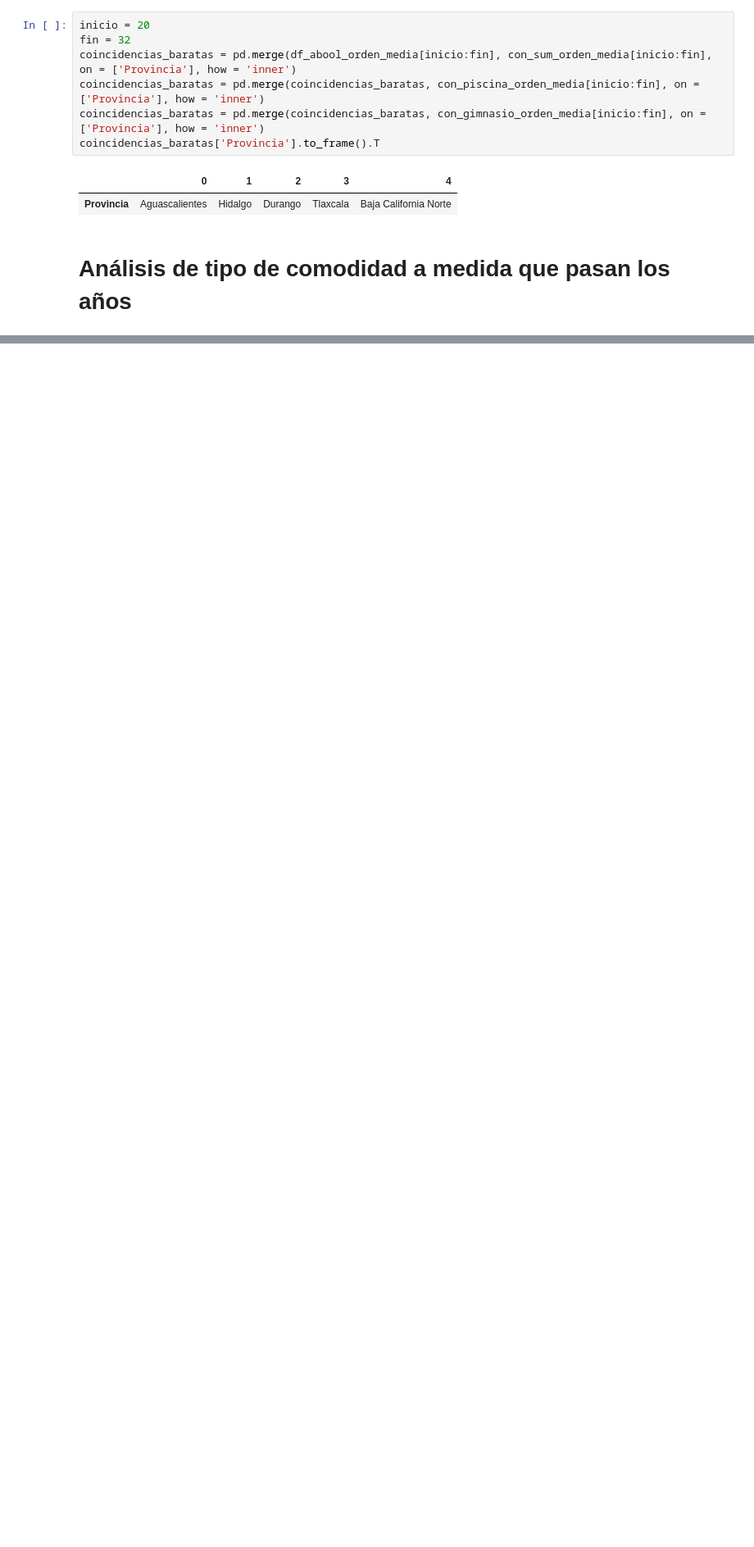
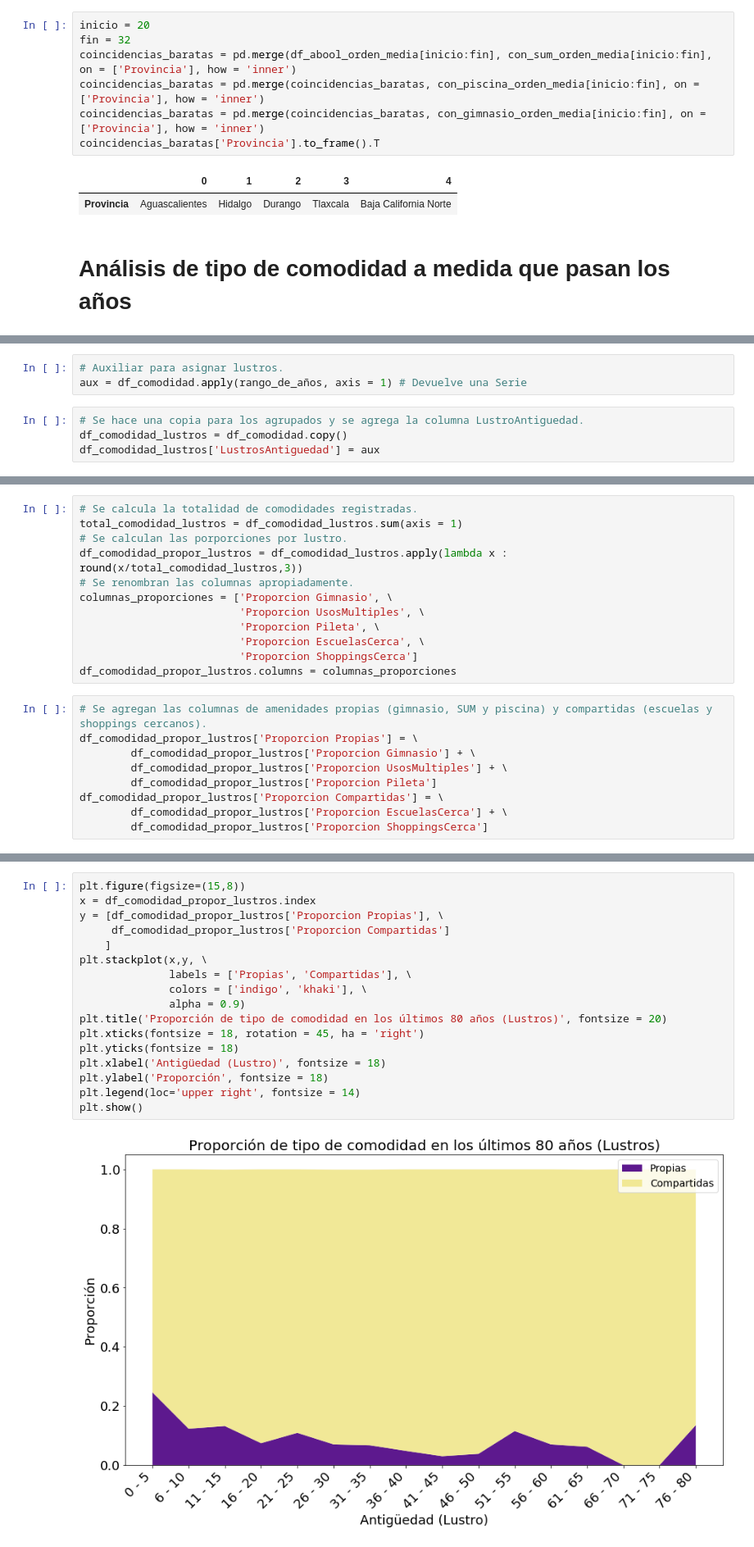
Before and after one commit to komod0/TPs-Org.Datos, a Jupyter notebook: tp1/nbfacundo.ipynb, the cells around one changed output, grey strips where cells are left out. Shown at 82% size. Saved outputs shown, nothing was run; the diff lists cells and outputs as text; blank space fills up the shorter version.

```diff
--- a/tp1/nbfacundo.ipynb
+++ b/tp1/nbfacundo.ipynb
@@ -859,0 +737,7 @@ plot = sb.heatmap(df_comodidad_agrupada[['TieneGimnasio', 'TieneUsosMultiples',
+# %%
+# Auxiliar para asignar lustros.
+aux = df_comodidad.apply(rango_de_años, axis = 1) # Devuelve una Serie
+# %%
+# Se hace una copia para los agrupados y se agrega la columna LustroAntiguedad.
+df_comodidad_lustros = df_comodidad.copy()
+df_comodidad_lustros['LustrosAntiguedad'] = aux
@@ -859,0 +792,21 @@ plot = sb.heatmap(df_comodidad_agrupada[['TieneGimnasio', 'TieneUsosMultiples',
+# %%
+# Se calcula la totalidad de comodidades registradas.
+total_comodidad_lustros = df_comodidad_lustros.sum(axis = 1)
+# Se calculan las porporciones por lustro.
+df_comodidad_propor_lustros = df_comodidad_lustros.apply(lambda x : round(x/total_comodidad_lustros,3))
+# Se renombran las columnas apropiadamente.
+columnas_proporciones = ['Proporcion Gimnasio', \
+                         'Proporcion UsosMultiples', \
+                         'Proporcion Pileta', \
+                         'Proporcion EscuelasCerca', \
+                         'Proporcion ShoppingsCerca']
+df_comodidad_propor_lustros.columns = columnas_proporciones
+# %%
+# Se agregan las columnas de amenidades propias (gimnasio, SUM y piscina) y compartidas (escuelas y shoppings cercanos).
+df_comodidad_propor_lustros['Proporcion Propias'] = \
+        df_comodidad_propor_lustros['Proporcion Gimnasio'] + \
+        df_comodidad_propor_lustros['Proporcion UsosMultiples'] + \
+        df_comodidad_propor_lustros['Proporcion Pileta']
+df_comodidad_propor_lustros['Proporcion Compartidas'] = \
+        df_comodidad_propor_lustros['Proporcion EscuelasCerca'] + \
+        df_comodidad_propor_lustros['Proporcion ShoppingsCerca']
@@ -859,0 +849,19 @@ plot = sb.heatmap(df_comodidad_agrupada[['TieneGimnasio', 'TieneUsosMultiples',
+# %%
+plt.figure(figsize=(15,8))
+x = df_comodidad_propor_lustros.index
+y = [df_comodidad_propor_lustros['Proporcion Propias'], \
+     df_comodidad_propor_lustros['Proporcion Compartidas']
+    ]
+plt.stackplot(x,y, \
+              labels = ['Propias', 'Compartidas'], \
+              colors = ['indigo', 'khaki'], \
+              alpha = 0.9)
+plt.title('Proporción de tipo de comodidad en los últimos 80 años (Lustros)', fontsize = 20)
+plt.xticks(fontsize = 18, rotation = 45, ha = 'right')
+plt.yticks(fontsize = 18)
+plt.xlabel('Antigüedad (Lustro)', fontsize = 18)
+plt.ylabel('Proporción', fontsize = 18)
+plt.legend(loc='upper right', fontsize = 14)
+plt.show()
+# %% [output]
+[figure, added]
```
Also changed, not shown: parts of 67 cells of this notebook.
